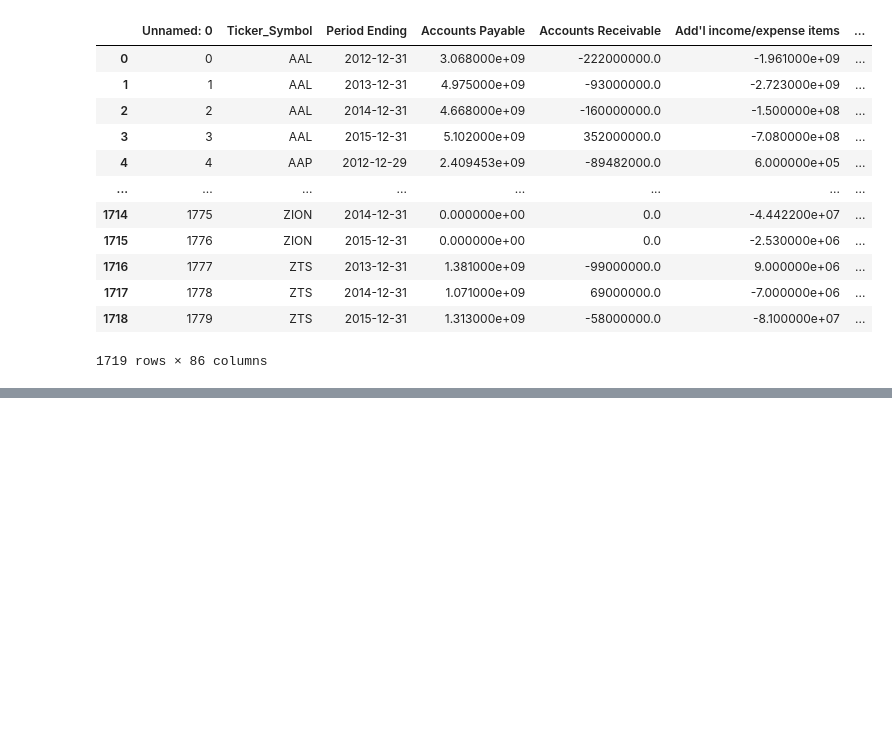
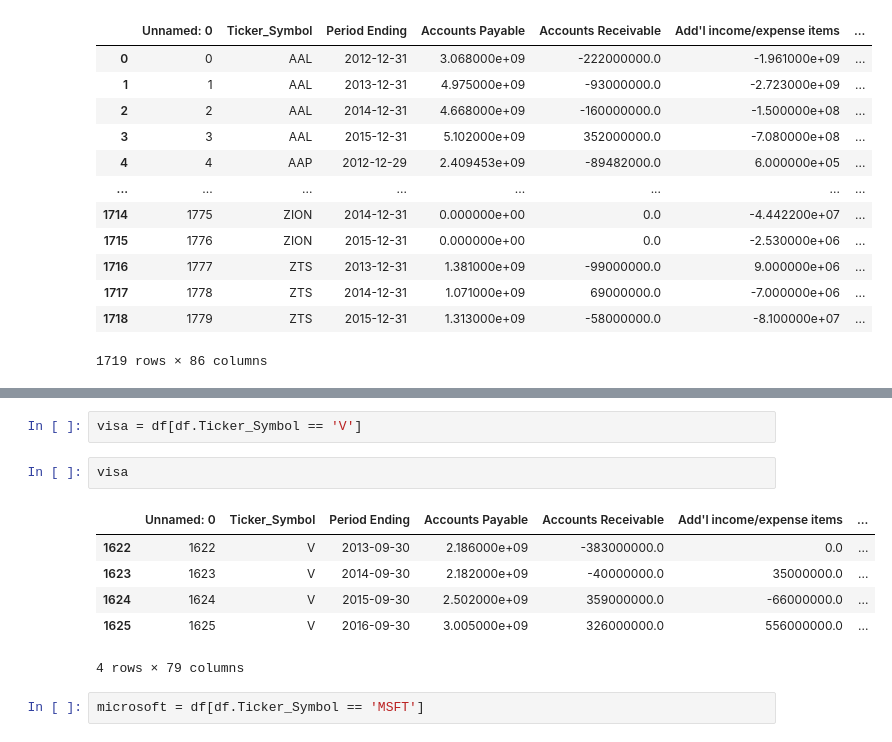
Before and after one commit to alishalbayev/NYSE, a Jupyter notebook: Ali_Shalbayev_NYSE.ipynb, the cells around one changed output, grey strips where cells are left out. Cells and saved outputs as stored; diff of their text form; blank space fills up the shorter version.

```diff
--- a/Ali_Shalbayev_NYSE.ipynb
+++ b/Ali_Shalbayev_NYSE.ipynb
@@ -430,0 +452,13 @@ df3
+# %%
+visa = df[df.Ticker_Symbol == 'V']
+# %%
+visa
+# %% [output]
+|  | Unnamed: 0 | Ticker_Symbol | Period Ending | Accounts Payable | Accounts Receivable | Add'l income/expense items | ... |
+| 1622 | 1622 | V | 2013-09-30 | 2.186000e+09 | -383000000.0 | 0.0 | ... |
+| 1623 | 1623 | V | 2014-09-30 | 2.182000e+09 | -40000000.0 | 35000000.0 | ... |
+| 1624 | 1624 | V | 2015-09-30 | 2.502000e+09 | 359000000.0 | -66000000.0 | ... |
+| 1625 | 1625 | V | 2016-09-30 | 3.005000e+09 | 326000000.0 | 556000000.0 | ... |
+4 rows × 79 columns
+# %%
+microsoft = df[df.Ticker_Symbol == 'MSFT']
```
Also changed, not shown: parts of 26 cells of this notebook.
